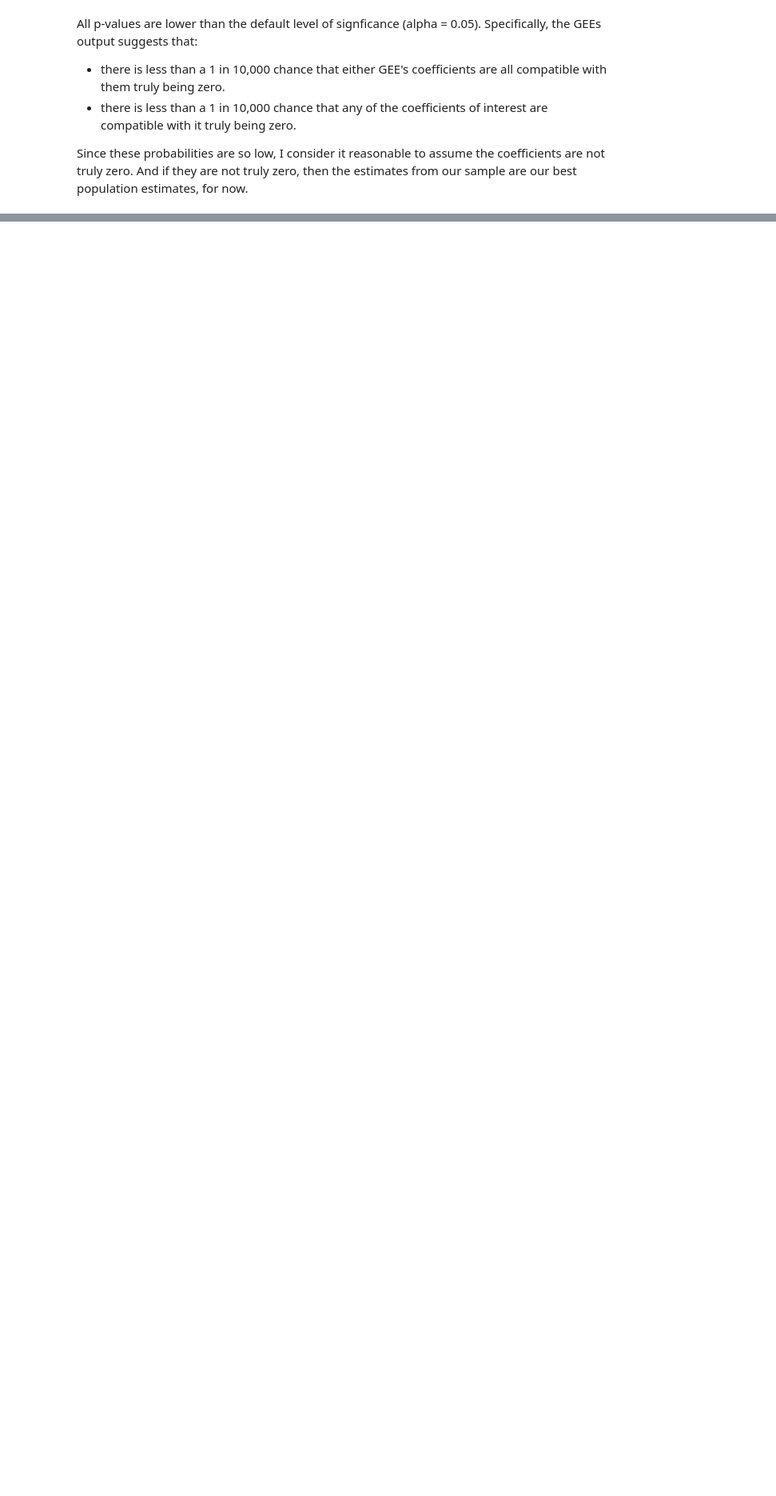
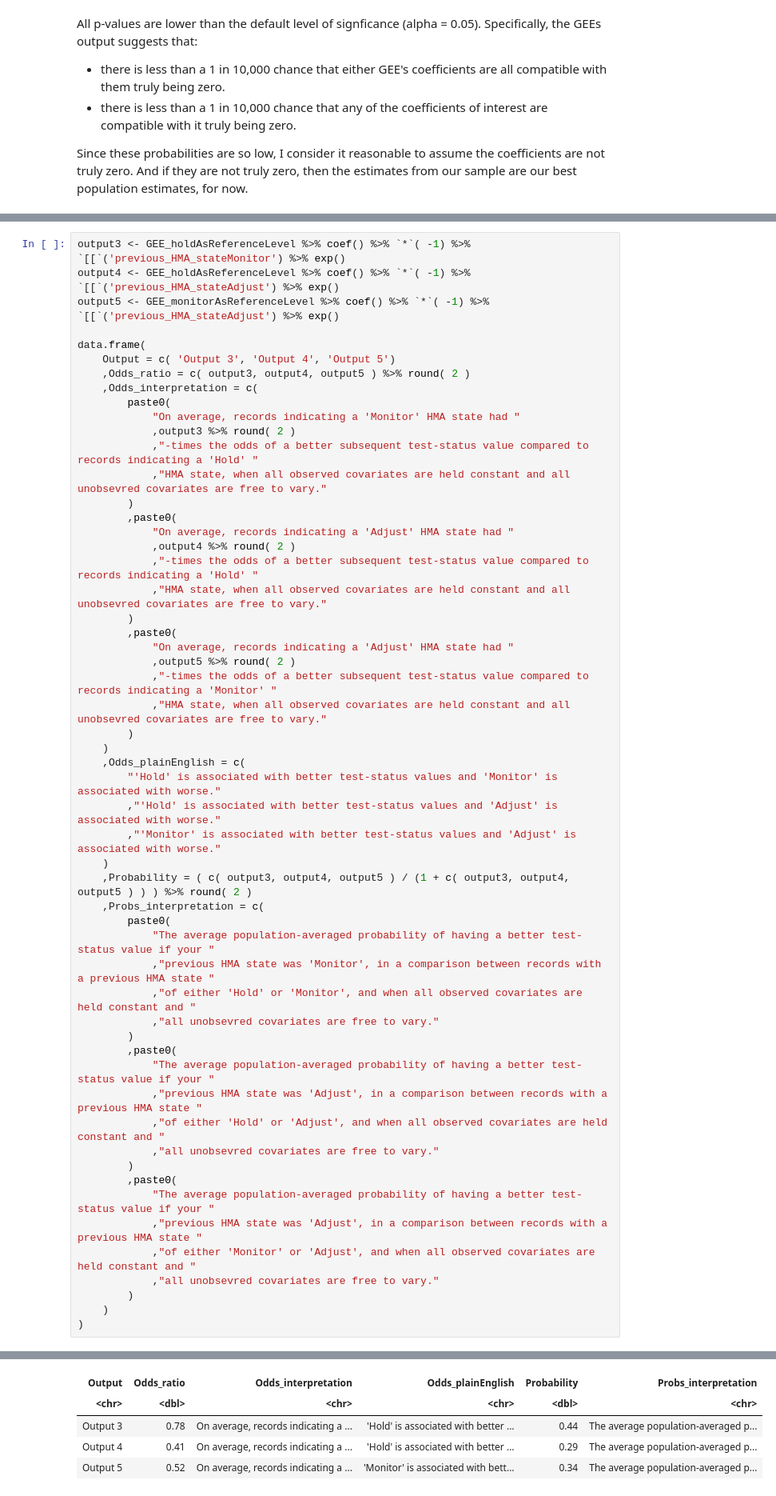
Before and after one commit to ConnectedBradford/c-mcinerney-workspace, a Jupyter notebook: RESHAPE/RAYG_GEE.ipynb, the cells around one changed output, grey strips where cells are left out. Shown at 80% size. Cells and saved outputs as stored; diff of their text form; blank space fills up the shorter version.

```diff
--- a/RESHAPE/RAYG_GEE.ipynb
+++ b/RESHAPE/RAYG_GEE.ipynb
@@ -1051,0 +672,56 @@ theme(
+# %%
+output3 <- GEE_holdAsReferenceLevel %>% coef() %>% `*`( -1) %>% `[[`('previous_HMA_stateMonitor') %>% exp()
+output4 <- GEE_holdAsReferenceLevel %>% coef() %>% `*`( -1) %>% `[[`('previous_HMA_stateAdjust') %>% exp()
+output5 <- GEE_monitorAsReferenceLevel %>% coef() %>% `*`( -1) %>% `[[`('previous_HMA_stateAdjust') %>% exp()
+
+data.frame(
+    Output = c( 'Output 3', 'Output 4', 'Output 5')
+    ,Odds_ratio = c( output3, output4, output5 ) %>% round( 2 )
+    ,Odds_interpretation = c(
+        paste0(
+            "On average, records indicating a 'Monitor' HMA state had "
+            ,output3 %>% round( 2 )
+            ,"-times the odds of a better subsequent test-status value compared to records indicating a 'Hold' "
+            ,"HMA state, when all observed covariates are held constant and all unobsevred covariates are free to vary."
+        )
+        ,paste0(
+            "On average, records indicating a 'Adjust' HMA state had "
+            ,output4 %>% round( 2 )
+            ,"-times the odds of a better subsequent test-status value compared to records indicating a 'Hold' "
+            ,"HMA state, when all observed covariates are held constant and all unobsevred covariates are free to vary."
+        )
+        ,paste0(
+            "On average, records indicating a 'Adjust' HMA state had "
+            ,output5 %>% round( 2 )
+            ,"-times the odds of a better subsequent test-status value compared to records indicating a 'Monitor' "
+            ,"HMA state, when all observed covariates are held constant and all unobsevred covariates are free to vary."
+        )
+    )
+    ,Odds_plainEnglish = c(
+        "'Hold' is associated with better test-status values and 'Monitor' is associated with worse."
+        ,"'Hold' is associated with better test-status values and 'Adjust' is associated with worse."
+        ,"'Monitor' is associated with better test-status values and 'Adjust' is associated with worse."
+    )
+    ,Probability = ( c( output3, output4, output5 ) / (1 + c( output3, output4, output5 ) ) ) %>% round( 2 )
+    ,Probs_interpretation = c(
+        paste0(
+            "The average population-averaged probability of having a better test-status value if your "
+            ,"previous HMA state was 'Monitor', in a comparison between records with a previous HMA state "
+            ,"of either 'Hold' or 'Monitor', and when all observed covariates are held constant and "
+            ,"all unobsevred covariates are free to vary."
+        )
+        ,paste0(
+            "The average population-averaged probability of having a better test-status value if your "
+            ,"previous HMA state was 'Adjust', in a comparison between records with a previous HMA state "
+            ,"of either 'Hold' or 'Adjust', and when all observed covariates are held constant and "
+            ,"all unobsevred covariates are free to vary."
+        )
+        ,paste0(
+            "The average population-averaged probability of having a better test-status value if your "
+            ,"previous HMA state was 'Adjust', in a comparison between records with a previous HMA state "
+            ,"of either 'Monitor' or 'Adjust', and when all observed covariates are held constant and "
+            ,"all unobsevred covariates are free to vary."
+        )
+    )
+)
+# %% [output]
@@ -1051,0 +729,5 @@ theme(
+| Output | Odds_ratio | Odds_interpretation | Odds_plainEnglish | Probability | Probs_interpretation |
+| <chr> | <dbl> | <chr> | <chr> | <dbl> | <chr> |
+| Output 3 | 0.78 | On average, records indicating a ... | 'Hold' is associated with better ... | 0.44 | The average population-averaged p... |
+| Output 4 | 0.41 | On average, records indicating a ... | 'Hold' is associated with better ... | 0.29 | The average population-averaged p... |
+| Output 5 | 0.52 | On average, records indicating a ... | 'Monitor' is associated with bett... | 0.34 | The average population-averaged p... |
```
Also changed, not shown: parts of 56 cells of this notebook.
